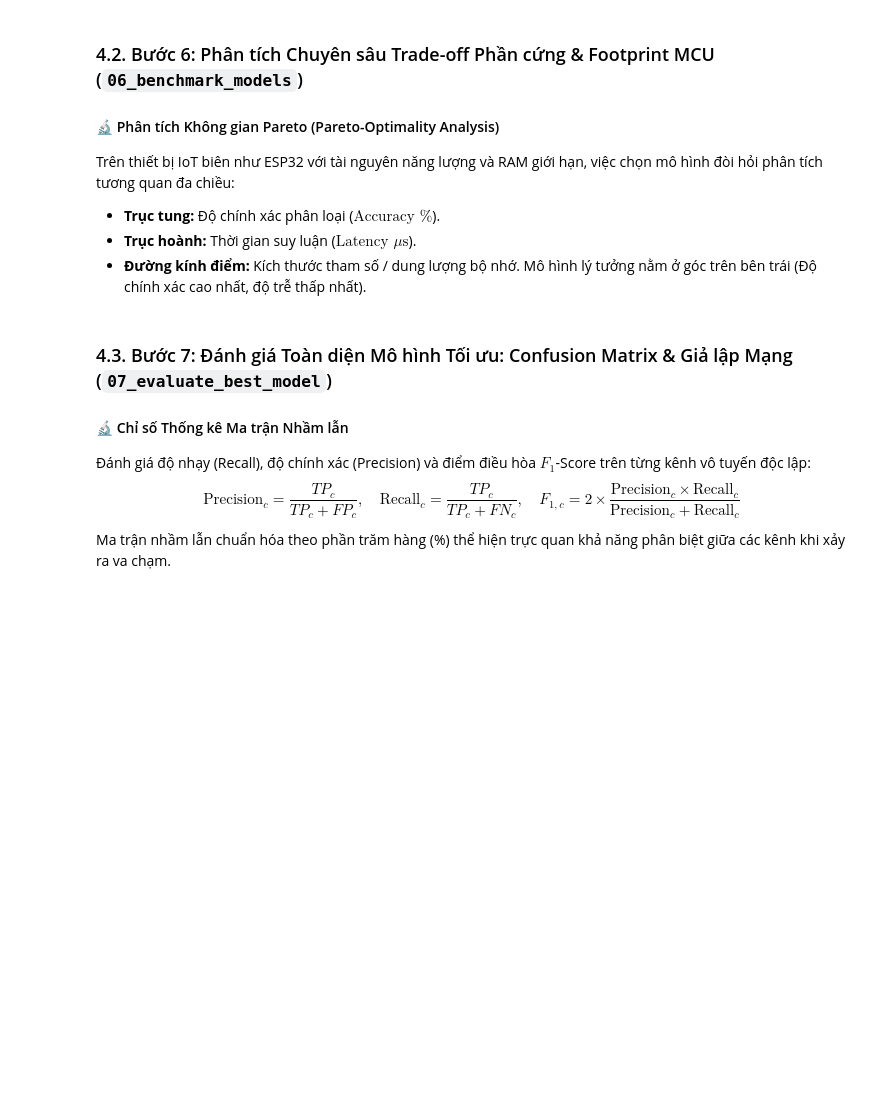
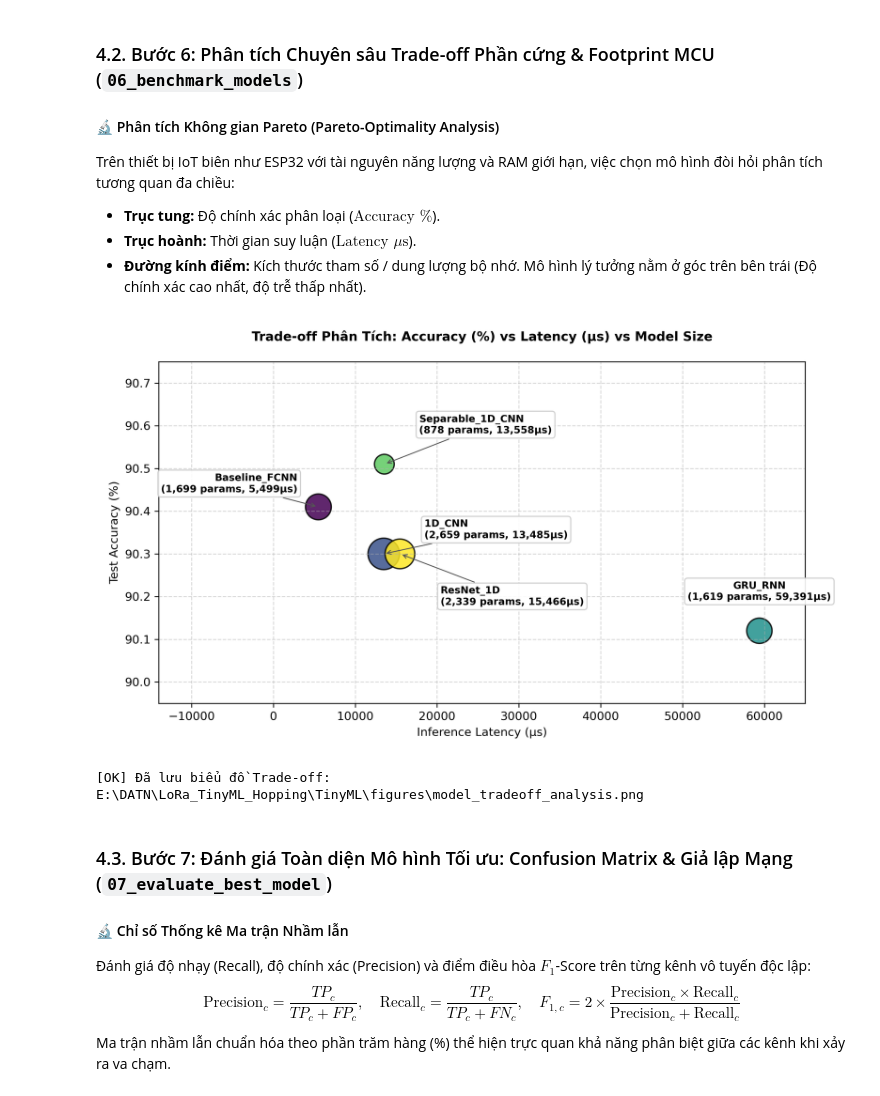
Before and after one commit to Brauuwu/LoRa_TinyML_Hopping, a Jupyter notebook: TinyML/LoRa_TinyML_Pipeline.ipynb, the cells around one changed output. Saved outputs shown, nothing was run; the diff lists cells and outputs as text; code cells hidden in the pictures; blank space fills up the shorter version.

```diff
--- a/TinyML/LoRa_TinyML_Pipeline.ipynb
+++ b/TinyML/LoRa_TinyML_Pipeline.ipynb
@@ -1114,31 +1224,53 @@ Trên thiết bị IoT biên như ESP32 với tài nguyên năng lượng và RA
 - **Đường kính điểm:** Kích thước tham số / dung lượng bộ nhớ.
 Mô hình lý tưởng nằm ở góc trên bên trái (Độ chính xác cao nhất, độ trễ thấp nhất).
 # %%
-plt.figure(figsize=(8.5, 5), dpi=200)
+plt.figure(figsize=(9, 5.2), dpi=200)
 scatter = plt.scatter(
     summary_df['Latency (us)'], summary_df['Test Accuracy (%)'],
-    s=summary_df['Params'] * 0.7 + 100, c=range(len(summary_df)),
+    s=summary_df['Params'] * 0.25 + 70, c=range(len(summary_df)),
     cmap='viridis', alpha=0.85, edgecolors='black', linewidth=1.2
 )
 
+positions = {
+    'Baseline_FCNN': {'xytext': (-18, 20), 'ha': 'right', 'va': 'center', 'arrow': True},
+    'Separable_1D_CNN': {'xytext': (30, 25), 'ha': 'left', 'va': 'bottom', 'arrow': True},
+    '1D_CNN': {'xytext': (35, 12), 'ha': 'left', 'va': 'bottom', 'arrow': True},
+    'ResNet_1D': {'xytext': (35, -28), 'ha': 'left', 'va': 'top', 'arrow': True},
+    'GRU_RNN': {'xytext': (0, 25), 'ha': 'center', 'va': 'bottom', 'arrow': False}
+}
+
 for _, r in summary_df.iterrows():
+    m = r['Model']
+    cfg = positions.get(m, {'xytext': (0, 12), 'ha': 'center', 'va': 'bottom', 'arrow': False})
+    arrowprops = dict(arrowstyle='->', color='#555555', lw=0.8) if cfg['arrow'] else None
     plt.annotate(
-        f"{r['Model']}\n({r['Params']:,} params, {r['Latency (us)']}µs)",
+        f"{m}\n({int(r['Params']):,} params, {int(r['Latency (us)']):,}µs)",
         (r['Latency (us)'], r['Test Accuracy (%)']),
-        textcoords="offset points", xytext=(0, 10), ha='center',
-        fontsize=8.5, fontweight='bold'
+        textcoords="offset points",
+        xytext=cfg['xytext'],
+        ha=cfg['ha'],
+        va=cfg['va'],
+        fontsize=8.5,
+        fontweight='bold',
+        bbox=dict(boxstyle='round,pad=0.3', facecolor='white', edgecolor='#cccccc', alpha=0.9),
+        arrowprops=arrowprops
     )
 
-plt.title('Trade-off Phân Tích: Accuracy (%) vs Latency (µs) vs Model Size', fontsize=11, fontweight='bold')
+plt.xlim(-14000, 65000)
+plt.ylim(89.95, 90.75)
+plt.title('Trade-off Phân Tích: Accuracy (%) vs Latency (µs) vs Model Size', fontsize=11, fontweight='bold', pad=18)
 plt.xlabel('Inference Latency (µs)', fontsize=10)
 plt.ylabel('Test Accuracy (%)', fontsize=10)
 plt.grid(True, linestyle='--', alpha=0.5)
 plt.tight_layout()
 
 out_tradeoff_fig = os.path.join(FIGURES_DIR, "model_tradeoff_analysis.png")
 plt.savefig(out_tradeoff_fig, dpi=300)
 plt.show()
 print(f"[OK] Đã lưu biểu đồ Trade-off: {out_tradeoff_fig}")
+# %% [output]
+[figure, added]
+[OK] Đã lưu biểu đồ Trade-off: E:\DATN\LoRa_TinyML_Hopping\TinyML\figures\model_tradeoff_analysis.png
 # %% [markdown]
 <a id="sec-4-3"></a>
 ### 4.3. Bước 7: Đánh giá Toàn diện Mô hình Tối ưu: Confusion Matrix & Giả lập Mạng (`07_evaluate_best_model`)
```
Also changed, not shown: parts of 18 cells of this notebook, 19 other files.
